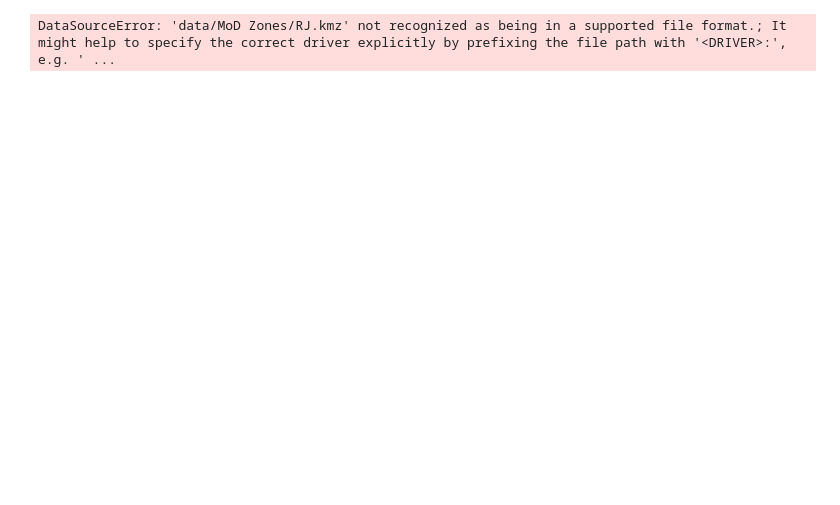
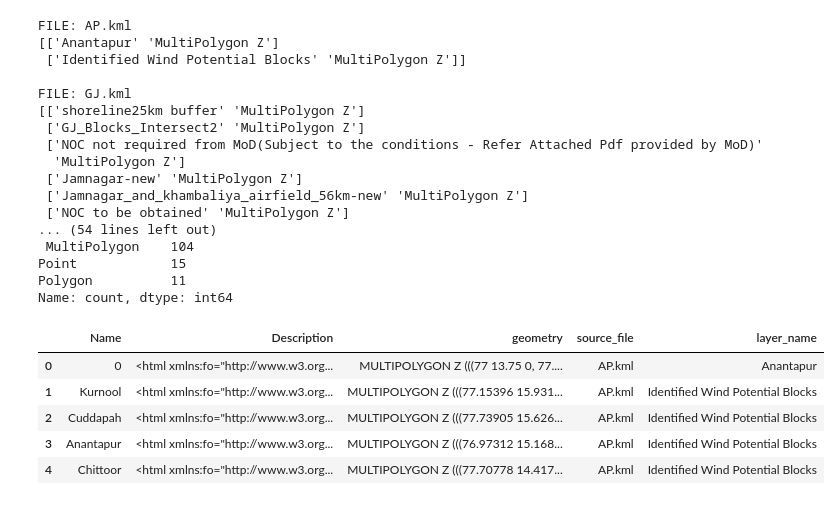
Before and after one commit to DNA-DataScience/zonal-analytics, a Jupyter notebook: MoD_processor.ipynb, the cells around one changed output. Drawn from its saved outputs; the diff is of its cells as text; code cells hidden in the pictures; blank space fills up the shorter version.

Commit message:
Working mod layers

```diff
--- a/MoD_processor.ipynb
+++ b/MoD_processor.ipynb
@@ -1,8 +0,0 @@
-# %%
-import geopandas as gpd
-
-gdf = gpd.read_file("data/MoD Zones/RJ.kmz", driver="KMZ")
-print(gdf.columns)
-print(gdf.geometry.geom_type.value_counts())
-# %% [output]
-DataSourceError: 'data/MoD Zones/RJ.kmz' not recognized as being in a supported file format.; It might help to specify the correct driver explicitly by prefixing the file path with '<DRIVER>:', e.g. ' ...
@@ -9,19 +3,58 @@ DataSourceError: 'data/MoD Zones/RJ.kmz' not recognized as being in a supported
 # %%
 import geopandas as gpd
+import pandas as pd
+import pyogrio
 from pathlib import Path
-import pandas as pd
 
-kml_dir = Path("data/MoD Zones")
-kml_files = sorted(kml_dir.glob("*.kmz"))
+kml_dir = Path("data/MoD Zones/_extracted_kml")
+kml_files = sorted(kml_dir.glob("*.kml"))
 
 all_gdfs = []
 
 for kml_path in kml_files:
-    print("Reading:", kml_path.name)
-    gdf = gpd.read_file(kml_path, driver="KML")
-    gdf["source_file"] = kml_path.name
-    all_gdfs.append(gdf)
+    print("\nFILE:", kml_path.name)
+
+    layers = pyogrio.list_layers(kml_path)
+    print(layers)
+
+    # layers might be a DataFrame OR a numpy array depending on version
+    if hasattr(layers, "iterrows"):   # pandas DataFrame
+        layer_names = layers["name"].tolist()
+    else:  # numpy array like [[name, geomtype], ...]
+        layer_names = [row[0] for row in layers]
+
+    for layer_name in layer_names:
+        gdf = gpd.read_file(kml_path, driver="KML", layer=layer_name)
+        gdf["source_file"] = kml_path.name
+        gdf["layer_name"] = layer_name
+        all_gdfs.append(gdf)
 
 zones = gpd.GeoDataFrame(pd.concat(all_gdfs, ignore_index=True))
-print(zones.shape)
+
+print("\nTOTAL ROWS:", len(zones))
+print("GEOM TYPES:\n", zones.geometry.geom_type.value_counts())
 zones.head()
+# %% [output]
+FILE: AP.kml
+[['Anantapur' 'MultiPolygon Z']
+ ['Identified Wind Potential Blocks' 'MultiPolygon Z']]
+
+FILE: GJ.kml
+[['shoreline25km buffer' 'MultiPolygon Z']
+ ['GJ_Blocks_Intersect2' 'MultiPolygon Z']
+ ['NOC not required from MoD(Subject to the conditions - Refer Attached Pdf provided by MoD)'
+  'MultiPolygon Z']
+ ['Jamnagar-new' 'MultiPolygon Z']
+ ['Jamnagar_and_khambaliya_airfield_56km-new' 'MultiPolygon Z']
+ ['NOC to be obtained' 'MultiPolygon Z']
+... (54 lines left out)
+ MultiPolygon    104
+Point            15
+Polygon          11
+Name: count, dtype: int64
+|  | Name | Description | geometry | source_file | layer_name |
+| 0 | 0 | <html xmlns:fo="http://www.w3.org... | MULTIPOLYGON Z (((77 13.75 0, 77.... | AP.kml | Anantapur |
+| 1 | Kurnool | <html xmlns:fo="http://www.w3.org... | MULTIPOLYGON Z (((77.15396 15.931... | AP.kml | Identified Wind Potential Blocks |
+| 2 | Cuddapah | <html xmlns:fo="http://www.w3.org... | MULTIPOLYGON Z (((77.73905 15.626... | AP.kml | Identified Wind Potential Blocks |
+| 3 | Anantapur | <html xmlns:fo="http://www.w3.org... | MULTIPOLYGON Z (((76.97312 15.168... | AP.kml | Identified Wind Potential Blocks |
+| 4 | Chittoor | <html xmlns:fo="http://www.w3.org... | MULTIPOLYGON Z (((77.70778 14.417... | AP.kml | Identified Wind Potential Blocks |
```
Also changed, not shown: parts of 67 cells of this notebook, 2 other files.
